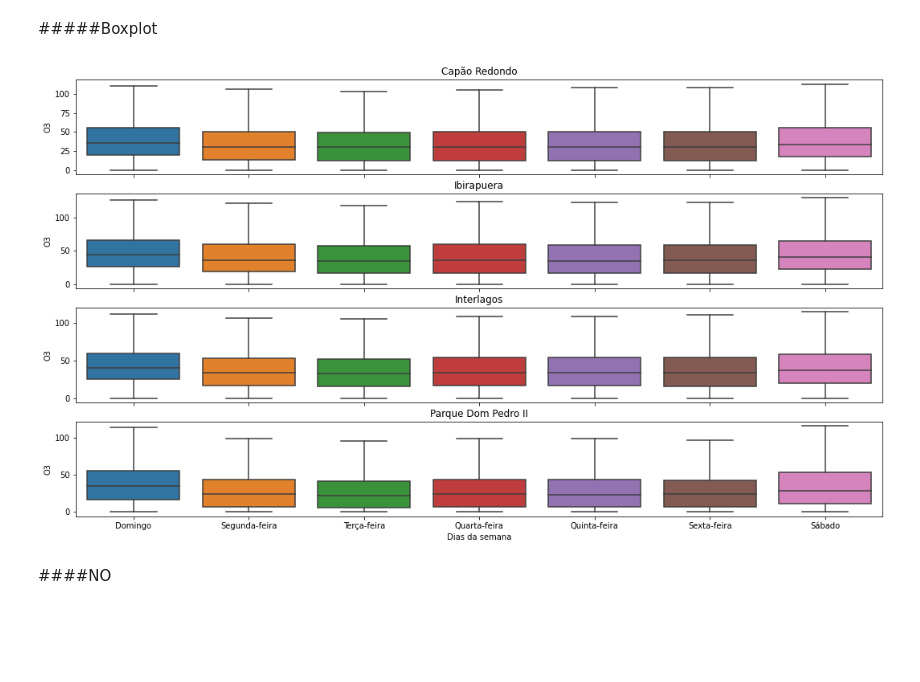
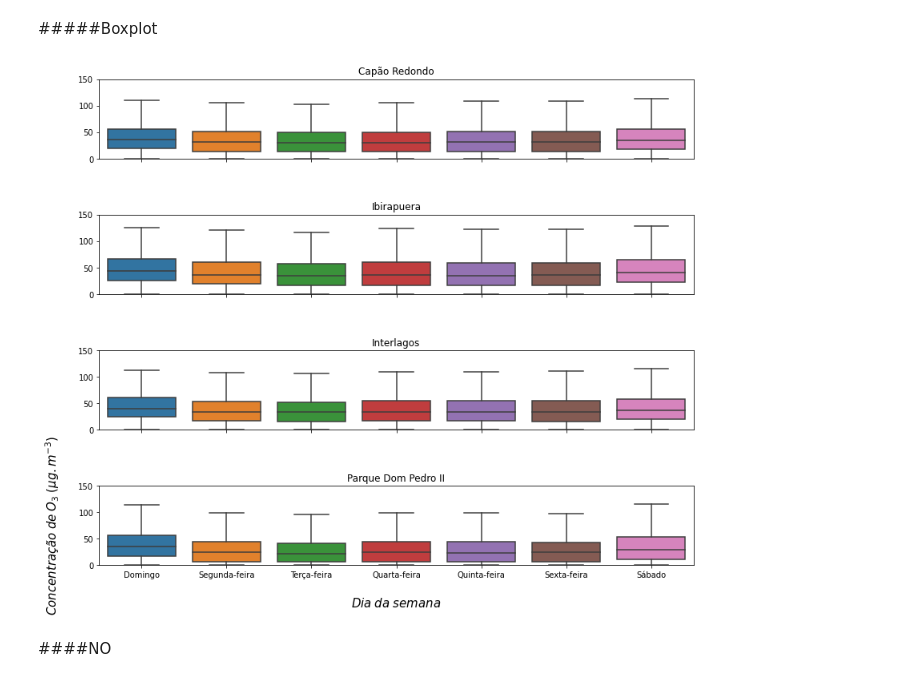
Before and after one commit to antoniogss/air_quality, a Jupyter notebook: graphs_cetesb.ipynb, the cells around one changed output. Cells and saved outputs as stored; diff of their text form; code cells hidden in the pictures; blank space fills up the shorter version.

```diff
--- a/graphs_cetesb.ipynb
+++ b/graphs_cetesb.ipynb
@@ -912,7 +912,12 @@ plt.show()
 # %% [markdown]
 #####Boxplot
 # %%
-fig, axes = plt.subplots(4, 1, figsize=(18, 10))
+fig, axes = plt.subplots(nrows=4,
+                         ncols=1,
+                         sharex=True,
+                         sharey=True,
+                         figsize=(12,10)
+                        )
 
 # fig.suptitle('Pokemon Stats by Generation')
 
@@ -925,41 +930,82 @@ g1 = sns.boxplot(ax=axes[0], data=df.loc[df.estacao == 'Capão Redondo'],
 g1.set(xticklabels=[])  # remove the tick labels
 g1.set(title='Capão Redondo')  # add a title
 g1.set(xlabel=None)  # remove the axis label
+g1.set(ylabel=None)
+g1.set_ylim(0, 150)
 
 g2 = sns.boxplot(ax=axes[1],
             data=df.loc[df.estacao == 'Ibirapuera'],
             x='dia_da_semana', y='O3',
             showfliers = False,
             order = week
             )
 
 g2.set(xticklabels=[])
 g2.set(title='Ibirapuera')
 g2.set(xlabel=None)
+g2.set(ylabel=None)
+g2.set_ylim(0, 150)
 
 g3 = sns.boxplot(ax=axes[2],
             data=df.loc[df.estacao == 'Interlagos'],
             x='dia_da_semana', y='O3',
             showfliers = False,
             order = week
             )
 
 g3.set(xticklabels=[])
 g3.set(title='Interlagos')
 g3.set(xlabel=None)
+g3.set(ylabel=None)
+g3.set_ylim(0, 150)
 
 g4 = sns.boxplot(ax=axes[3],
             data=df.loc[df.estacao == 'Parque Dom Pedro II'],
             x='dia_da_semana', y='O3',
             showfliers = False,
             order = week
             )
 
 # g4.set(xticklabels=[])
 g4.set(title='Parque Dom Pedro II')
-g4.set(xlabel='Dias da semana');
+g4.set(xlabel='Dias da semana')
+g4.set(ylabel=None)
+g4.set_ylim(0, 150)
+
+plt.xlabel("\n$Dia\;da\;semana$",fontsize=15)
+plt.ylabel("$Concentração\;de\;O_{3}\;(µg.m^{-3})$\n",fontsize=15)
+
+fig.add_subplot(111, frameon=False)
+plt.tick_params(labelcolor='none',
+                which='both',
+                top=False,
+                bottom=False,
+                left=False,
+                right=False)
+
+plt.setp(ax4.get_xticklabels(),
+         fontsize=14
+        )
+
+plt.setp([ax1.get_yticklabels(),
+          ax2.get_yticklabels(),
+          ax3.get_yticklabels(),
+          ax4.get_yticklabels()],
+         fontsize=12
+         )
+
+plt.tight_layout()
+
+plt.savefig(
+              dir + 'o3_boxplot_dia_da_semana.png',
+              transparent = True,
+              bbox_inches = 'tight',
+              dpi = 500
+            )
+
+plt.show()
 # %% [output]
-[figure, old version]
+[figure, new version]
 # %% [markdown]
 ####NO
 # %%
```
